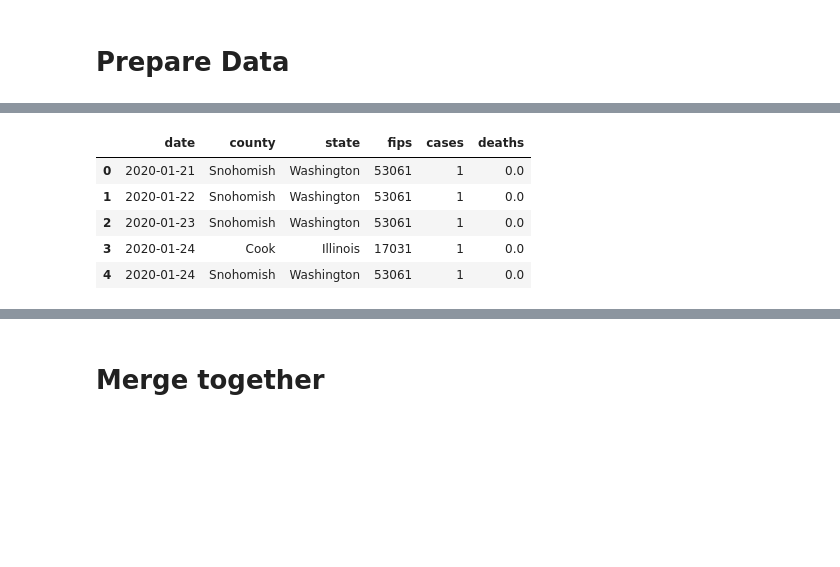
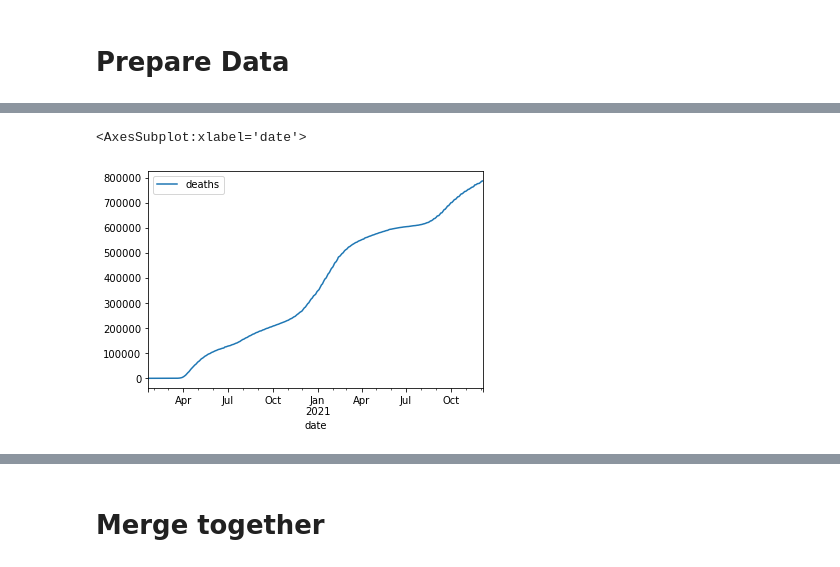
Before and after one commit to thomaspingel/analysis_in_gis, a Jupyter notebook: coronavirus.ipynb, the cells around one changed output, grey strips where cells are left out. Drawn from its saved outputs; the diff is of its cells as text; code cells hidden in the pictures; blank space fills up the shorter version.

```diff
--- a/coronavirus.ipynb
+++ b/coronavirus.ipynb
@@ -36,11 +32,0 @@ chr_data.head()
-# %%
-cv = pd.read_csv('https://github.com/nytimes/covid-19-data/raw/master/us-counties.csv',dtype={'fips':str})
-cv.date = pd.to_datetime(cv.date)
-cv.head()
-# %% [output]
-|  | date | county | state | fips | cases | deaths |
-| 0 | 2020-01-21 | Snohomish | Washington | 53061 | 1 | 0.0 |
-| 1 | 2020-01-22 | Snohomish | Washington | 53061 | 1 | 0.0 |
-| 2 | 2020-01-23 | Snohomish | Washington | 53061 | 1 | 0.0 |
-| 3 | 2020-01-24 | Cook | Illinois | 17031 | 1 | 0.0 |
-| 4 | 2020-01-24 | Snohomish | Washington | 53061 | 1 | 0.0 |
@@ -47 +37,9 @@ cv.head()
+# %%
+# Plot deaths
+
+by_date = pd.DataFrame(cv.groupby('date').sum()).reset_index()
+by_date.plot(x='date',y='deaths')
+# %% [output]
+<AxesSubplot:xlabel='date'>
+[figure, added]
 # %%
```
Also changed, not shown: parts of 11 cells of this notebook.
